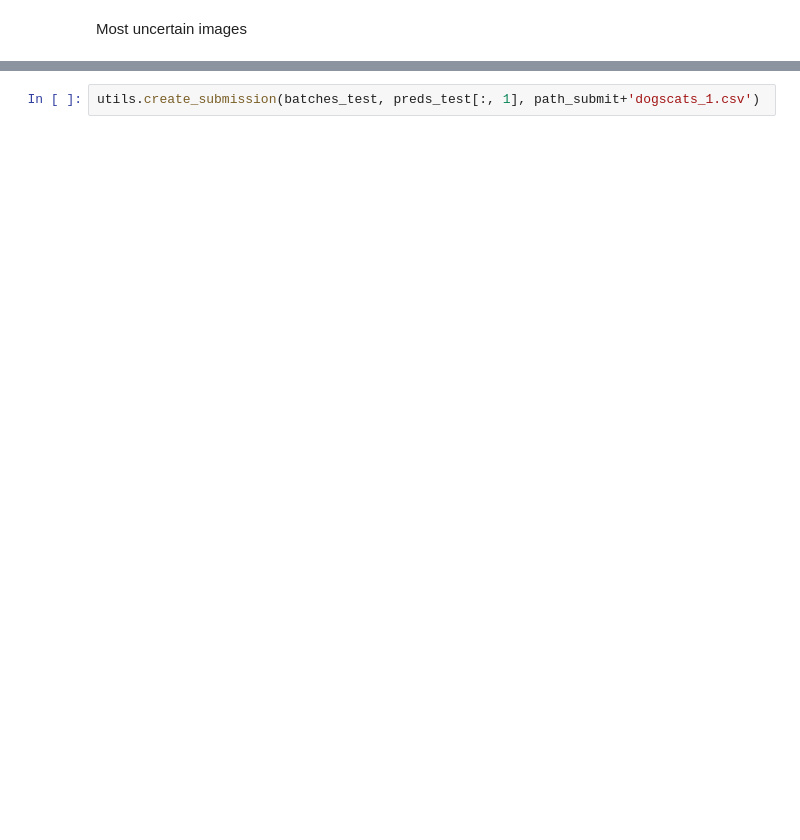
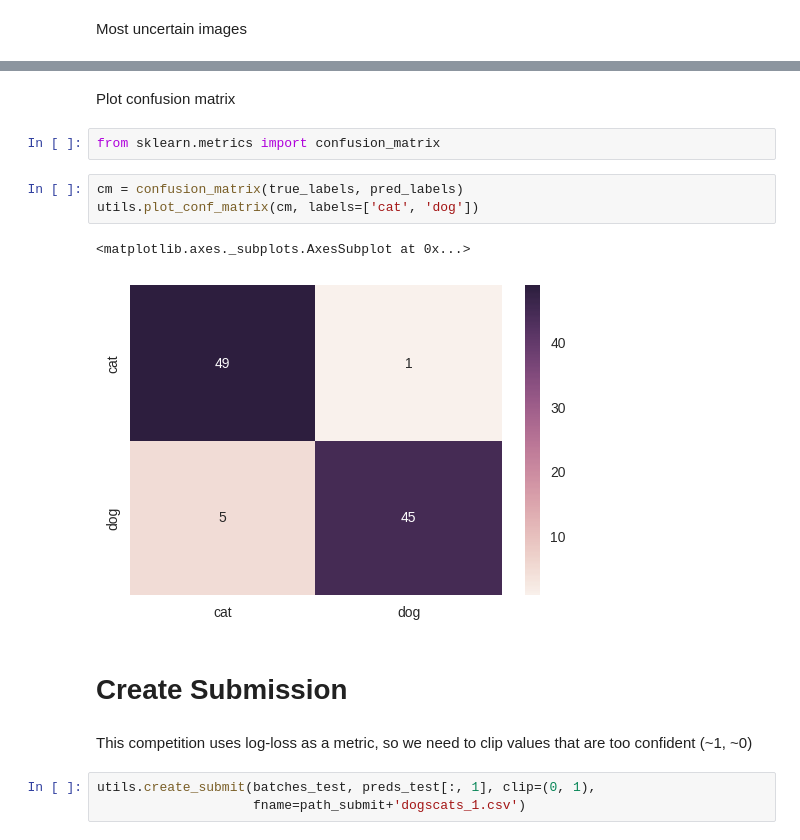
Before and after one commit to osheari1/fast_ai, a Jupyter notebook: lessons/lesson1.ipynb, the cells around one changed output, grey strips where cells are left out. Drawn from its saved outputs; the diff is of its cells as text; blank space fills up the shorter version.

```diff
--- a/lessons/lesson1.ipynb
+++ b/lessons/lesson1.ipynb
@@ -191,2 +192,17 @@ Most uncertain predicitons
+# %% [markdown]
+Plot confusion matrix
+# %%
+from sklearn.metrics import confusion_matrix
+# %%
+cm = confusion_matrix(true_labels, pred_labels)
+utils.plot_conf_matrix(cm, labels=['cat', 'dog'])
+# %% [output]
+<matplotlib.axes._subplots.AxesSubplot at 0x...>
+[figure, added]
+# %% [markdown]
+# Create Submission
+# %% [markdown]
+This competition uses log-loss as a metric, so we need to clip values that are too confident (~1, ~0)
 # %%
-utils.create_submission(batches_test, preds_test[:, 1], path_submit+'dogscats_1.csv')
+utils.create_submit(batches_test, preds_test[:, 1], clip=(0, 1),
+                    fname=path_submit+'dogscats_1.csv')
```
Also changed, not shown: parts of 12 cells of this notebook, 2 other files.
